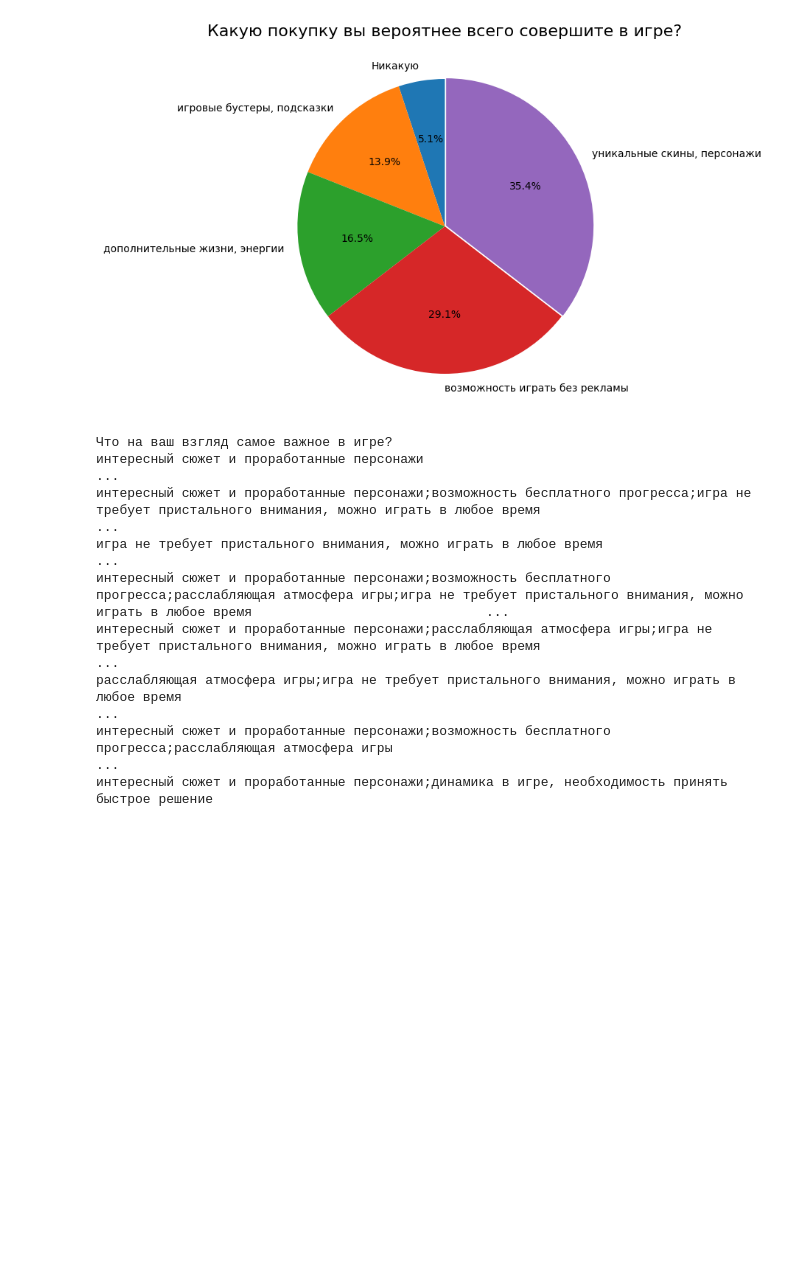
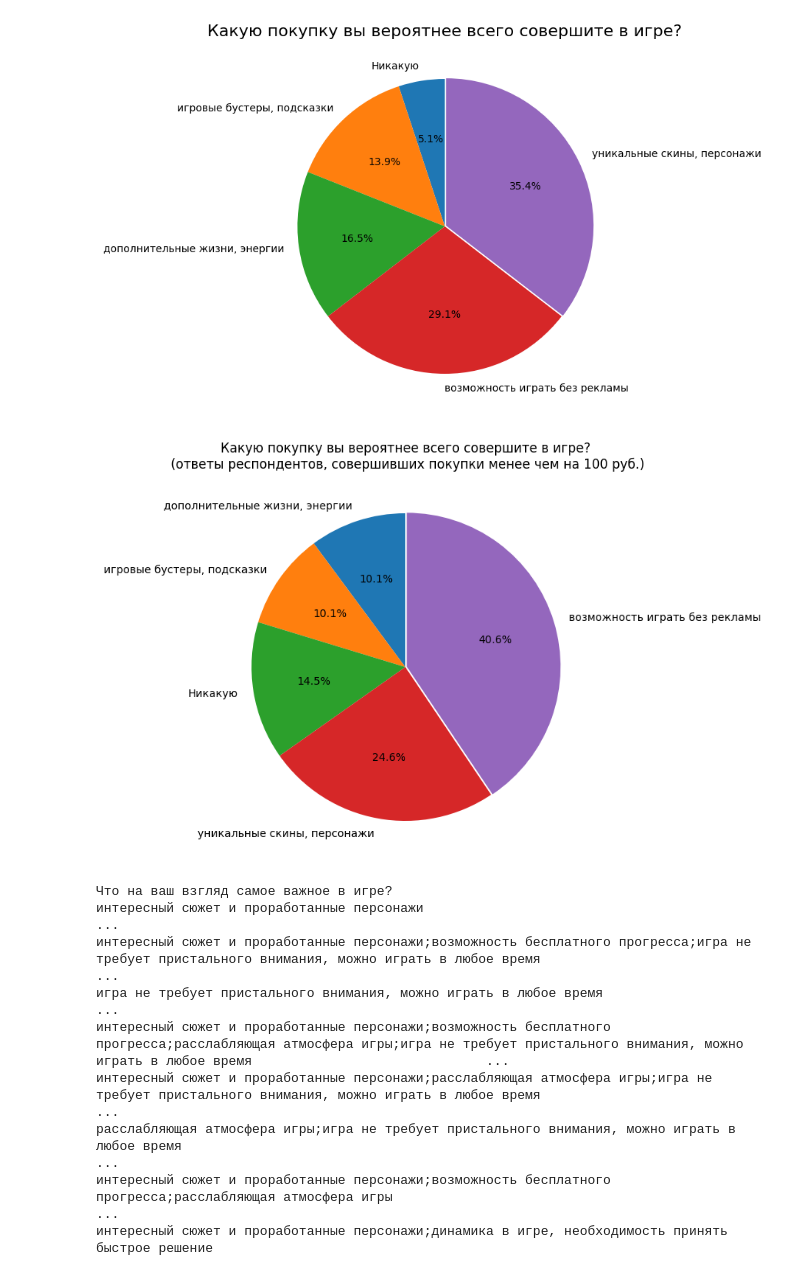
Before and after one commit to NadezdaNN/AnaliticsGames, a Jupyter notebook: analytics.ipynb, the cells around one changed output. Cells and saved outputs as stored; diff of their text form; code cells hidden in the pictures; blank space fills up the shorter version.

```diff
--- a/analytics.ipynb
+++ b/analytics.ipynb
@@ -406,6 +409,26 @@ title = ax.set_title('Какую покупку вы вероятнее всег
 plt.show(pie)
 # %% [output]
 [figure]
+# %%
+# Какую покупку вы вероятнее всего совершите в игре? (Для ответивших, что совершили покупки менее чем на 100 руб.)
+
+mask = data['Сколько вы потратили денег на внутриигровые покупки за последние полгода?'] == 'менее 100 руб.'
+data_copy = data[mask]
+
+fig = plt.figure(figsize=(10, 5))
+ax = fig.add_axes((1, 1, 1, 1))
+count = data_copy['Какую покупку вы вероятнее всего совершите в игре?'].value_counts().sort_values()
+pie = ax.pie(
+    count,
+    labels=count.index,
+    autopct='%1.1f%%',
+    startangle=90,
+    explode = [0, 0, 0, 0, 0.01]
+)
+title = ax.set_title('Какую покупку вы вероятнее всего совершите в игре?\n (ответы респондентов, совершивших покупки менее чем на 100 руб.)', fontsize=12)
+plt.show(pie)
+# %% [output]
+[figure, added]
 # %%
 # Что на ваш взгляд самое важное в игре?
 data['Что на ваш взгляд самое важное в игре?'].value_counts()
```
Also changed, not shown: parts of 3 cells of this notebook, 1 other file.
